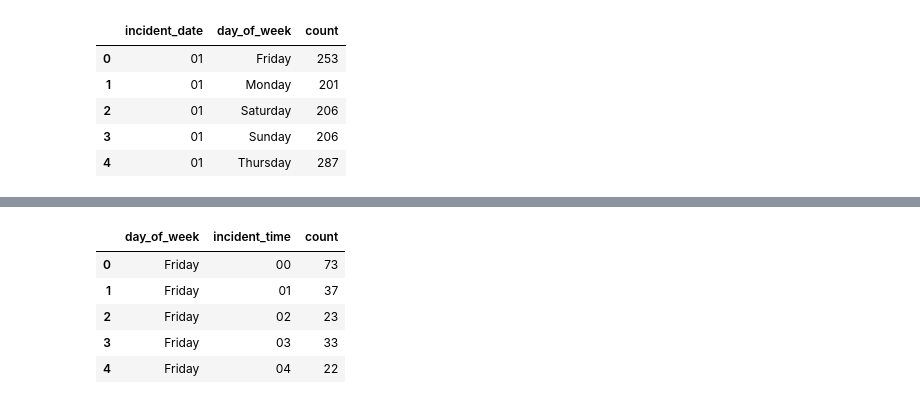
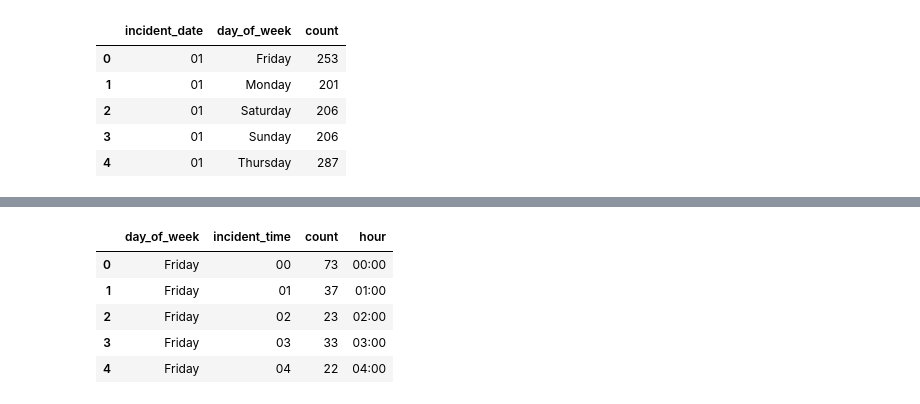
Before and after one commit to fishdmy/sfpd-data, a Jupyter notebook: notebooks/findings_new.ipynb, the cells around one changed output, grey strips where cells are left out. Drawn from its saved outputs; the diff is of its cells as text; code cells hidden in the pictures.

```diff
--- a/notebooks/findings_new.ipynb
+++ b/notebooks/findings_new.ipynb
@@ -91,7 +95,7 @@ dtypes: float64(14), int64(6), object(15)
 memory usage: 4.7+ MB
 # %%
 drug_arrest= drug_arrest.rename(columns={"Incident Date":'incident_date','Row ID':'row_id',
-                                         'Incident Day of Week':'day_of_week','Incident Year':'year',
+                                         'Incident Day of Week':'day_of_week','Incident Year':'incident_year',
                                          'Incident Time':'incident_time'})
 drug_arrest['incident_date'] = pd.to_datetime(drug_arrest['incident_date'])
 drug_arrest['incident_time'] = pd.to_datetime(drug_arrest['incident_time'])
@@ -140,12 +193,13 @@ alt.Chart(month_week).mark_rect().encode(
 [interactive output not drawn]
 # %%
 week_time = drug_arrest.groupby([drug_arrest['day_of_week'],drug_arrest['incident_time'].dt.strftime('%H')]).size().reset_index(name='count')
+week_time['hour']=week_time['incident_time']+':00'
 week_time.head()
 # %% [output]
-|  | day_of_week | incident_time | count |
-| 0 | Friday | 00 | 73 |
-| 1 | Friday | 01 | 37 |
-| 2 | Friday | 02 | 23 |
-| 3 | Friday | 03 | 33 |
-| 4 | Friday | 04 | 22 |
+|  | day_of_week | incident_time | count | hour |
+| 0 | Friday | 00 | 73 | 00:00 |
+| 1 | Friday | 01 | 37 | 01:00 |
+| 2 | Friday | 02 | 23 | 02:00 |
+| 3 | Friday | 03 | 33 | 03:00 |
+| 4 | Friday | 04 | 22 | 04:00 |
 # %%
```
Also changed, not shown: parts of 15 cells of this notebook, 5 other files.
